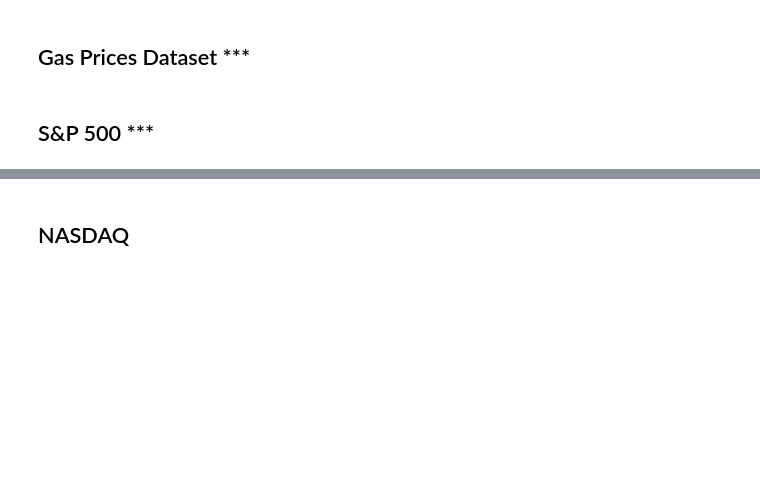
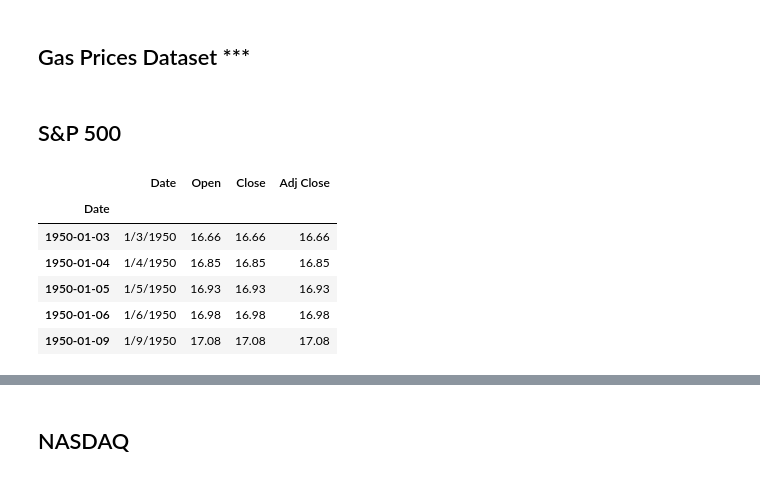
Before and after one commit to Allen-Z-4230/FutureGas, a Jupyter notebook: FinalProject.ipynb, the cells around one changed output, grey strips where cells are left out. Saved outputs shown, nothing was run; the diff lists cells and outputs as text; code cells hidden in the pictures; blank space fills up the shorter version.

```diff
--- a/FinalProject.ipynb
+++ b/FinalProject.ipynb
@@ -124,4 +126,4 @@ and performing any transformations that may be required)
 # %% [markdown]
 ## Gas Prices Dataset ***
 # %% [markdown]
-## S&P 500 ***
+## S&P 500
@@ -127,0 +133,10 @@ and performing any transformations that may be required)
+# %%
+df_sp500.head()
+# %% [output]
+|  | Date | Open | Close | Adj Close |
+| Date |  |  |  |  |
+| 1950-01-03 | 1/3/1950 | 16.66 | 16.66 | 16.66 |
+| 1950-01-04 | 1/4/1950 | 16.85 | 16.85 | 16.85 |
+| 1950-01-05 | 1/5/1950 | 16.93 | 16.93 | 16.93 |
+| 1950-01-06 | 1/6/1950 | 16.98 | 16.98 | 16.98 |
+| 1950-01-09 | 1/9/1950 | 17.08 | 17.08 | 17.08 |
```
Also changed, not shown: parts of 22 cells of this notebook, 1 other file.
